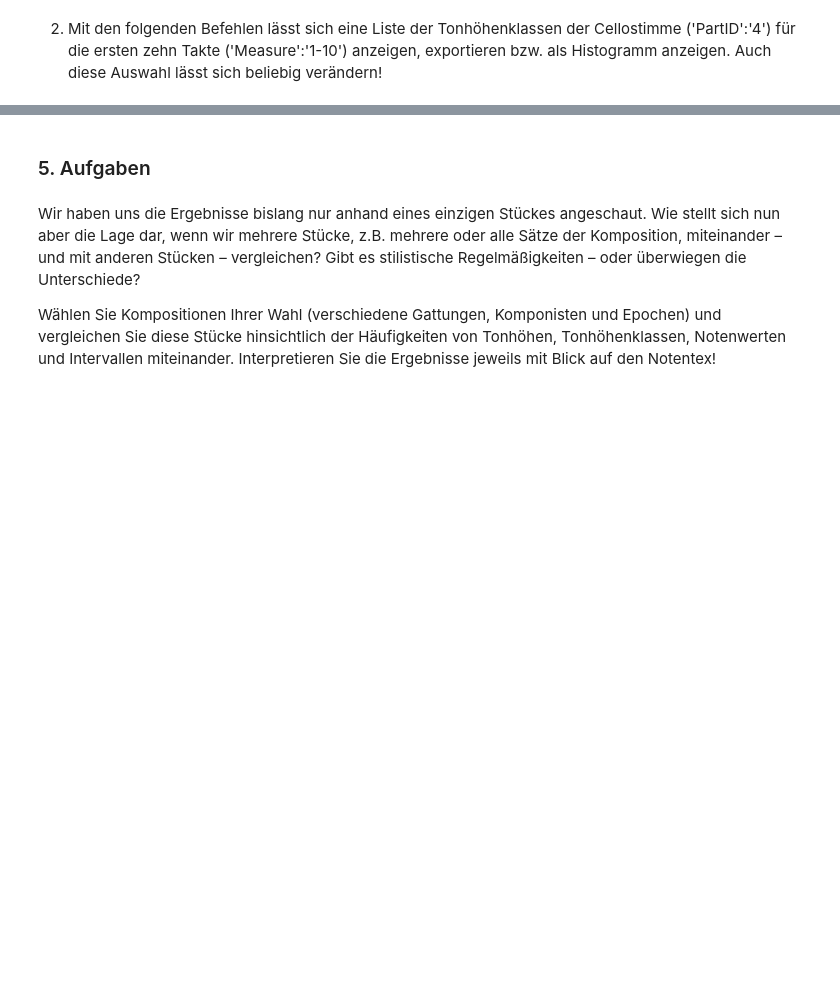
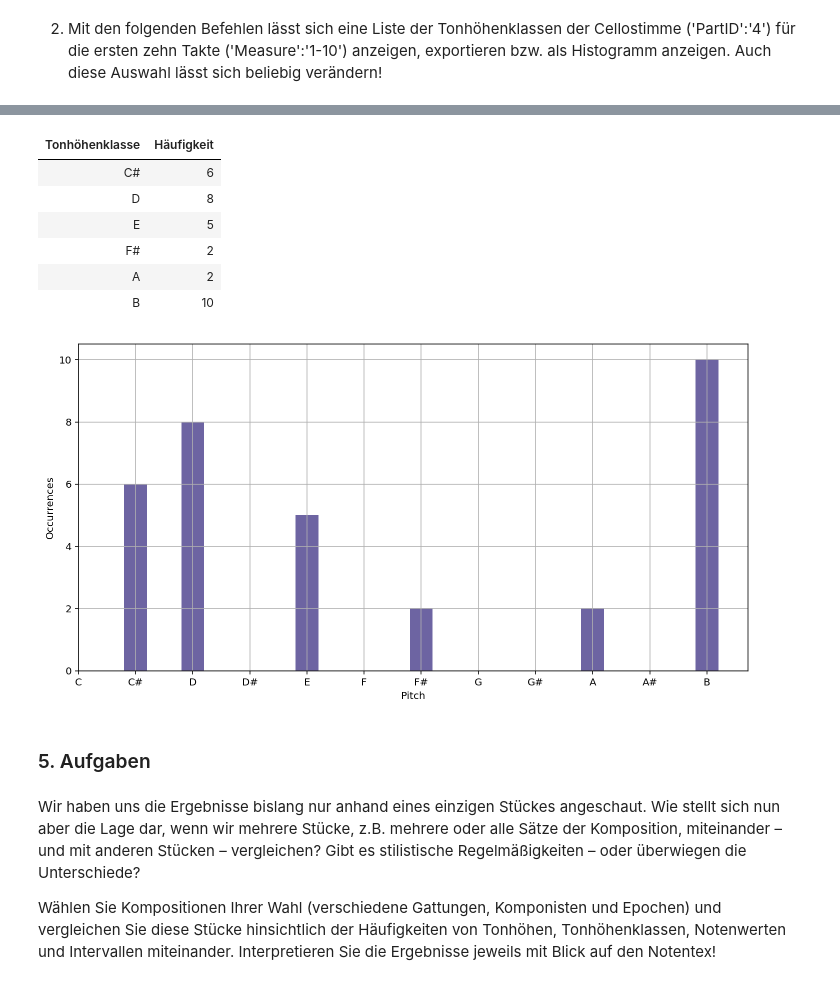
Before and after one commit to Christon-Ragavan/CAMAT, a Jupyter notebook: music_xml_parser/ipynb/01_11_CAMAT_Basics_Part2_Statistics.ipynb, the cells around one changed output, grey strips where cells are left out. Drawn from its saved outputs; the diff is of its cells as text; code cells hidden in the pictures; blank space fills up the shorter version.

```diff
--- a/music_xml_parser/ipynb/01_11_CAMAT_Basics_Part2_Statistics.ipynb
+++ b/music_xml_parser/ipynb/01_11_CAMAT_Basics_Part2_Statistics.ipynb
@@ -638,23 +800,32 @@ mp.utils.export_as_csv(data=pitchclass_hist_cello,
 # %%
 #filter_dict_cello ={'PartID':'2-4', 'Measure':'17-35'}
-filter_dict_cello ={'Measure':'12-17','PartID':'2'}
-#filter_dict_cello ={'PartID':'3'}
+#filter_dict_cello ={'Measure':'12-17','PartID':'1'}
+filter_dict_cello ={'PartID':'1'}
 
 
 
 pitchclass_hist_cello = mp.analyse.pitch_class_histogram(m_df,
                                                          do_plot=True,
                                                          filter_dict = filter_dict_cello)
 
 mp.utils.export_as_csv(data=pitchclass_hist_cello,
                        columns=['Tonhöhenklasse', 'Häufigkeit'],
                        save_file_name ='name.csv',
                        do_save=False,
                        do_print=True,
                        do_return_pd=False,
                        sep=';',
                        index=False,
                        header=True)
+# %% [output]
+| Tonhöhenklasse | Häufigkeit |
+| C# | 6 |
+| D | 8 |
+| E | 5 |
+| F# | 2 |
+| A | 2 |
+| B | 10 |
+[figure, added]
 # %% [markdown]
 ### 5. Aufgaben
 # %% [markdown]
```
Also changed, not shown: parts of 25 cells of this notebook, 4 other files.
